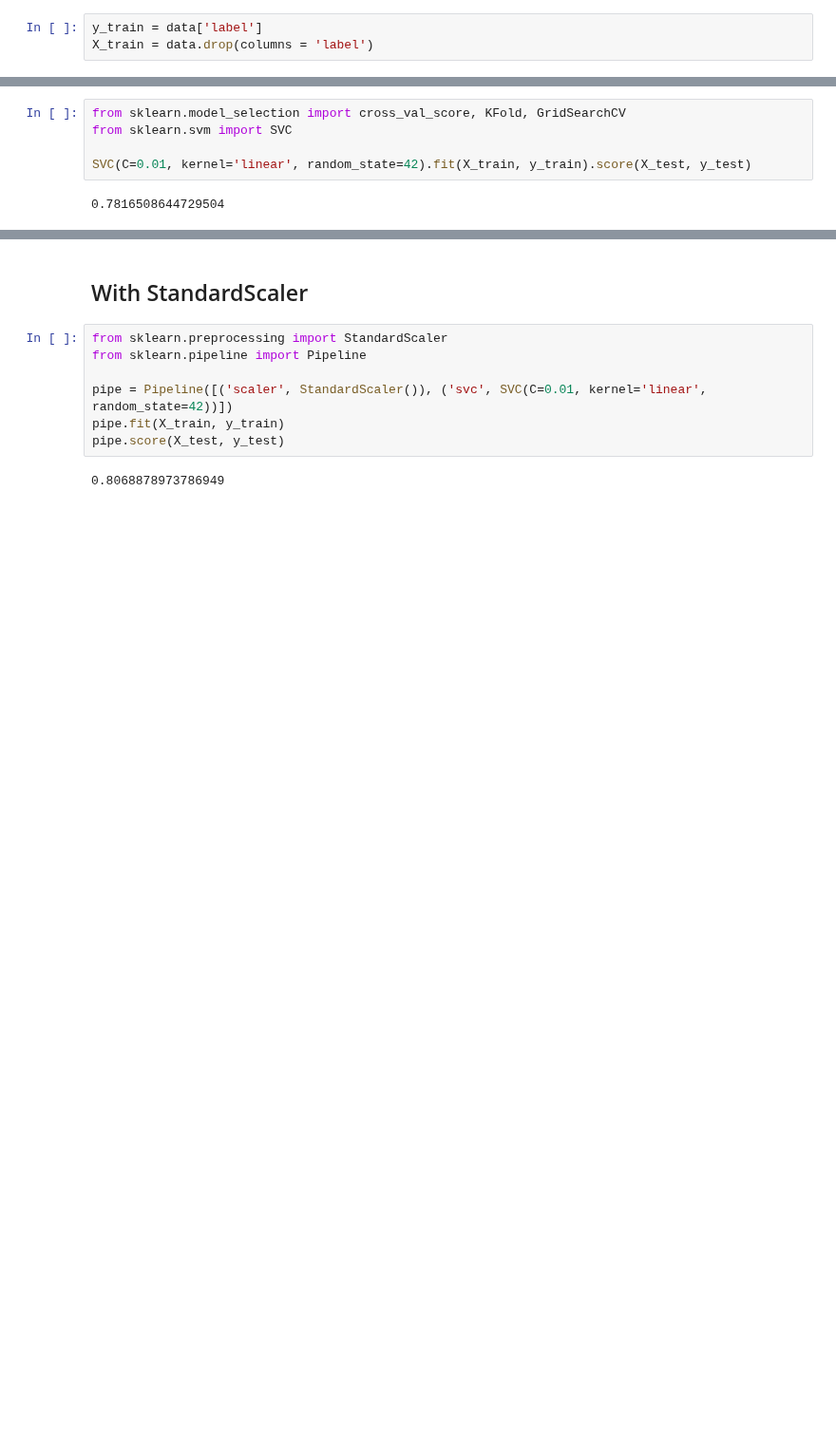
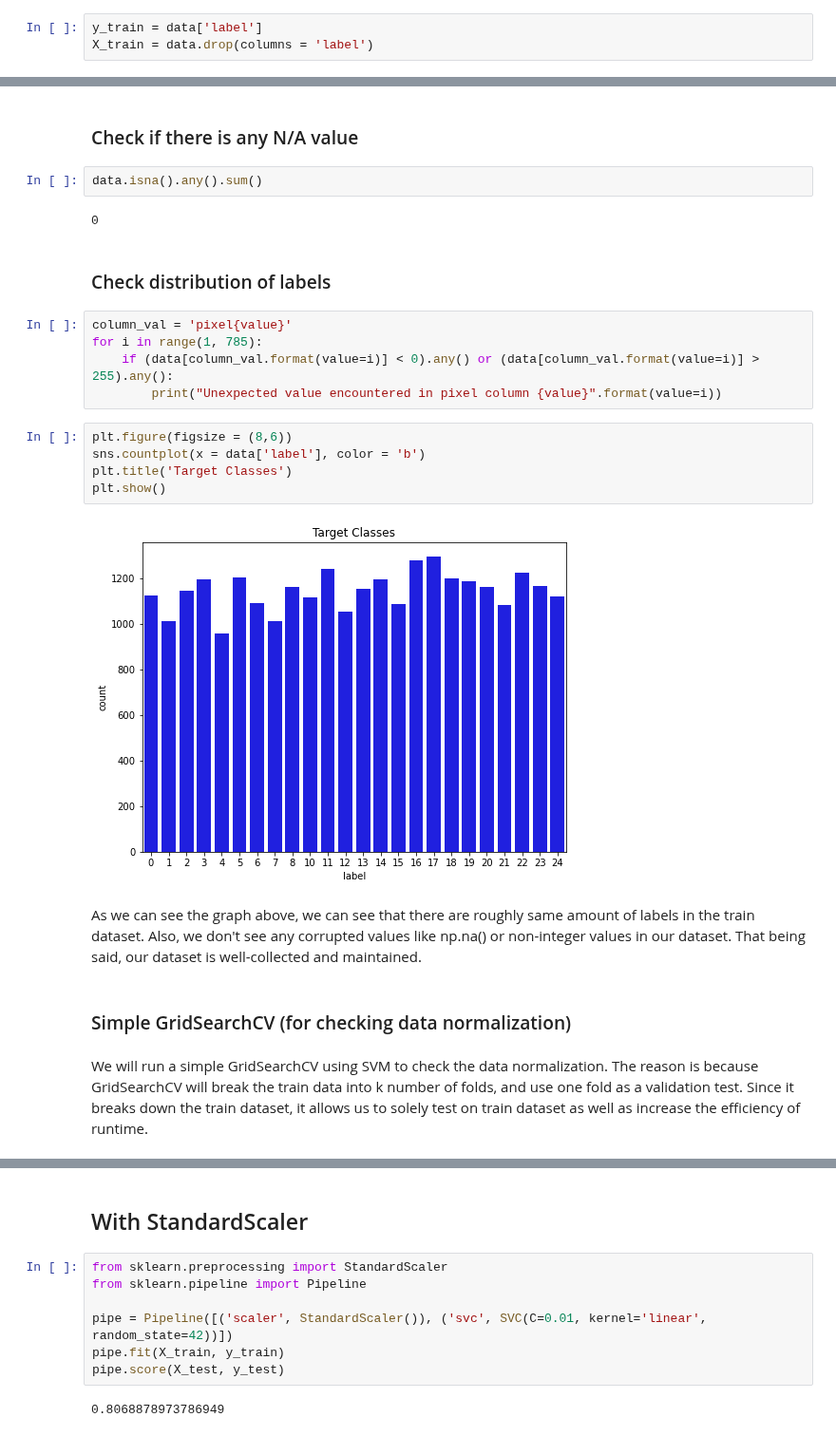
Before and after one commit to brip/ASL-hand-gesture-classificaiton, a Jupyter notebook: SVM Model.ipynb, the cells around one changed output, grey strips where cells are left out. Shown at 95% size. Drawn from its saved outputs; the diff is of its cells as text; blank space fills up the shorter version.

Commit message:
Added analysis for data analysis and data augmentation

```diff
--- a/SVM Model.ipynb
+++ b/SVM Model.ipynb
@@ -55,7 +33,26 @@ X_test = data2.drop(columns = 'label')
-# %%
-from sklearn.model_selection import cross_val_score, KFold, GridSearchCV
-from sklearn.svm import SVC
-
-SVC(C=0.01, kernel='linear', random_state=42).fit(X_train, y_train).score(X_test, y_test)
-# %% [output]
-0.7816508644729504
+# %% [markdown]
+### Check if there is any N/A value
+# %%
+data.isna().any().sum()
+# %% [output]
+0
+# %% [markdown]
+### Check distribution of labels
+# %%
+column_val = 'pixel{value}'
+for i in range(1, 785):
+    if (data[column_val.format(value=i)] < 0).any() or (data[column_val.format(value=i)] > 255).any():
+        print("Unexpected value encountered in pixel column {value}".format(value=i))
+# %%
+plt.figure(figsize = (8,6))
+sns.countplot(x = data['label'], color = 'b')
+plt.title('Target Classes')
+plt.show()
+# %% [output]
+[figure, added]
+# %% [markdown]
+As we can see the graph above, we can see that there are roughly same amount of labels in the train dataset. Also, we don't see any corrupted values like np.na() or non-integer values in our dataset. That being said, our dataset is well-collected and maintained.
+# %% [markdown]
+### Simple GridSearchCV (for checking data normalization)
+# %% [markdown]
+We will run a simple GridSearchCV using SVM to check the data normalization. The reason is because GridSearchCV will break the train data into k number of folds, and use one fold as a validation test. Since it breaks down the train dataset, it allows us to solely test on train dataset as well as increase the efficiency of runtime.
```
Also changed, not shown: parts of 32 cells of this notebook.
